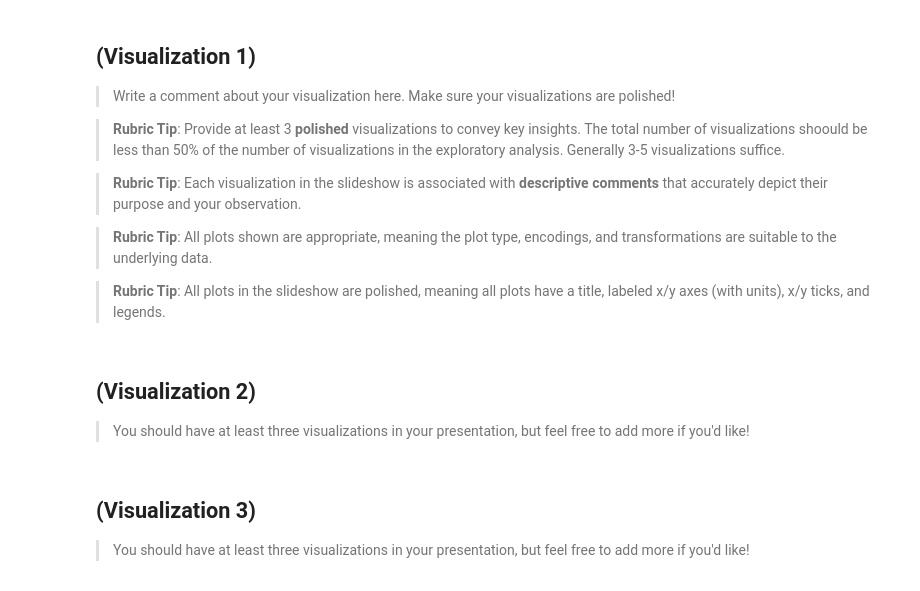
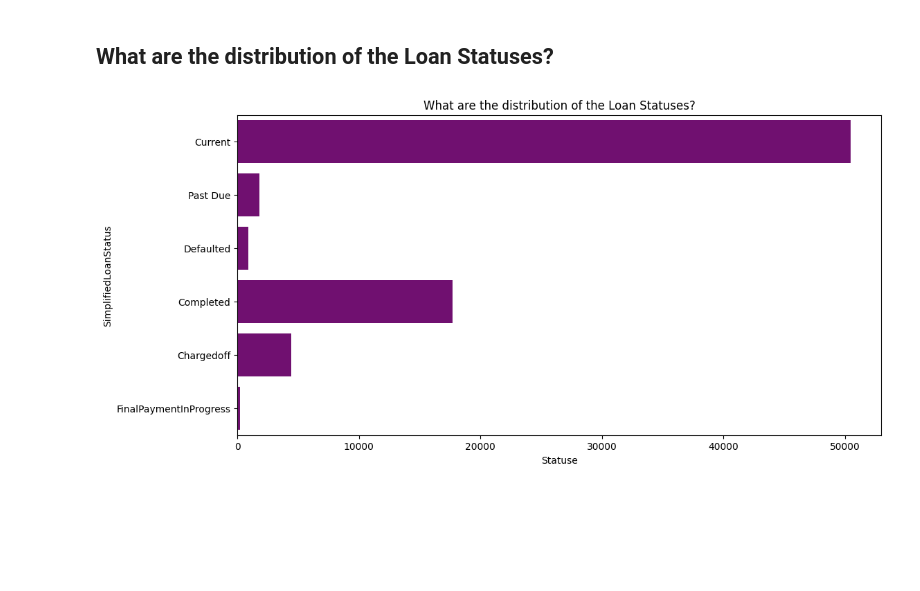
Before and after one commit to sondosaabed/Prosper-Loan-Analysis, a Jupyter notebook: Part_II_explanatory.ipynb, the cells around one changed output. Drawn from its saved outputs; the diff is of its cells as text; code cells hidden in the pictures; blank space fills up the shorter version.

```diff
--- a/Part_II_explanatory.ipynb
+++ b/Part_II_explanatory.ipynb
@@ -48,22 +27,9 @@ df.sample(10) ## Looking at a random sample of 10 rows.
-# %% [markdown]
-## (Visualization 1)
-
-> Write a comment about your visualization here.  Make sure your visualizations are polished!
-
-> **Rubric Tip**: Provide at least 3 **polished** visualizations to convey key insights. The total number of visualizations shoould be less than 50% of the number of visualizations in the exploratory analysis. Generally 3-5 visualizations suffice.
-
-
-> **Rubric Tip**: Each visualization in the slideshow is associated with **descriptive comments** that accurately depict their purpose and your observation.
-
-
-> **Rubric Tip**: All plots shown are appropriate, meaning the plot type, encodings, and transformations are suitable to the underlying data.
-
-> **Rubric Tip**: All plots in the slideshow are polished, meaning all plots have a title, labeled x/y axes (with units), x/y ticks, and legends.
-# %% [markdown]
-## (Visualization 2)
-
-> You should have at least three visualizations in your presentation, but feel free to add more if you'd like!
-# %% [markdown]
-## (Visualization 3)
-
-> You should have at least three visualizations in your presentation, but feel free to add more if you'd like!
+# %% [markdown]
+## What are the distribution of the Loan Statuses?
+# %%
+plt.figure(figsize=(12, 6))
+sns.countplot(data = df, y = 'SimplifiedLoanStatus', color = 'purple')
+plt.xlabel('Statuse')
+plt.title('What are the distribution of the Loan Statuses?');
+# %% [output]
+[figure, added]
```
Also changed, not shown: parts of 22 cells of this notebook, 1 other file.
